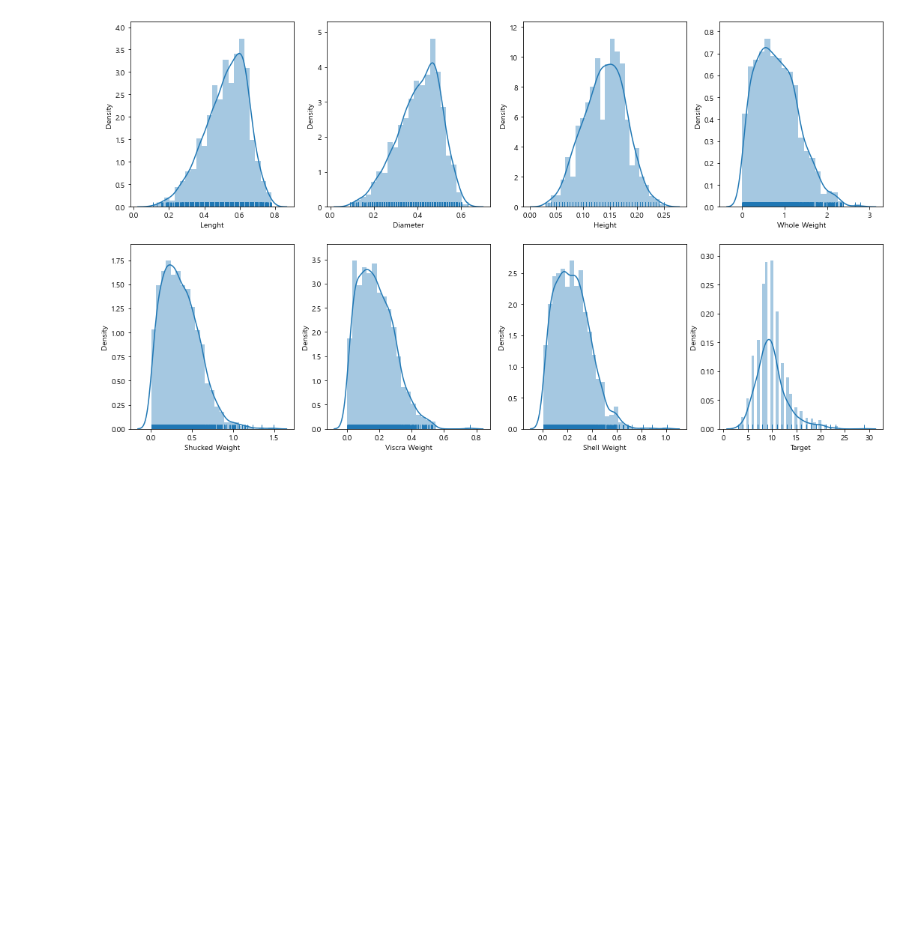
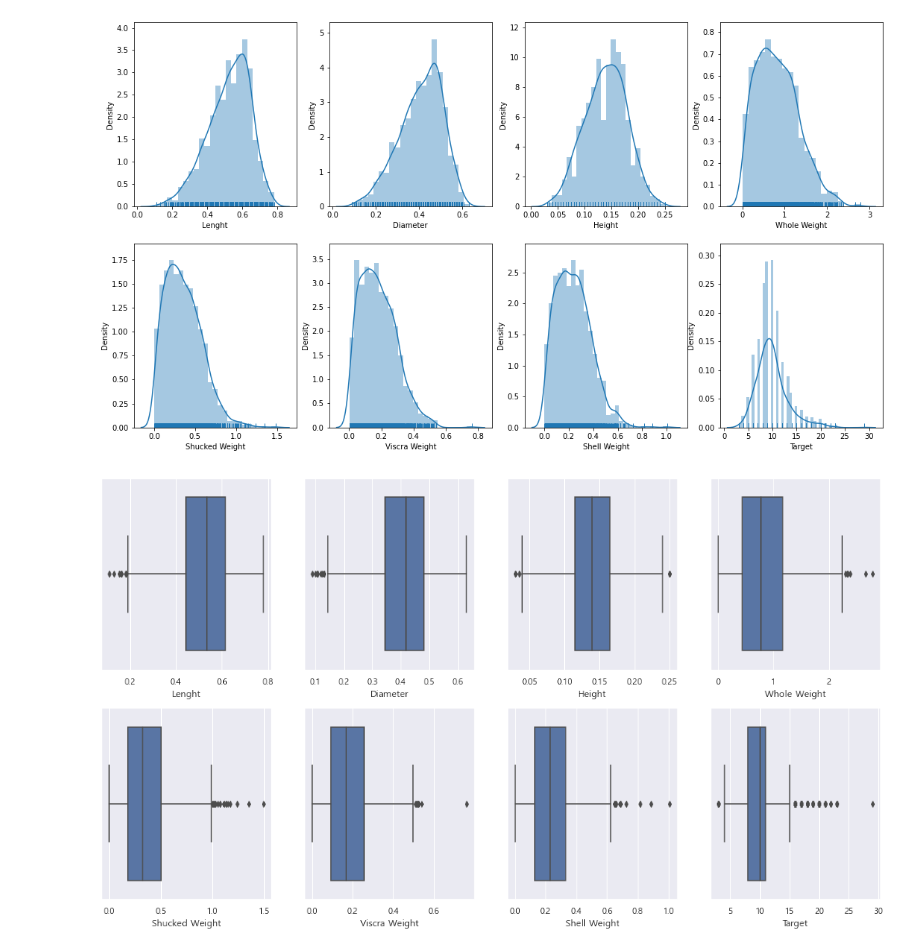
Before and after one commit to Park-Young-Bin/Python_Projects, a Jupyter notebook: 데이콘/[데이콘] 전복 나이 예측 경진대회(copy).ipynb, the cells around one changed output. Drawn from its saved outputs; the diff is of its cells as text; code cells hidden in the pictures; blank space fills up the shorter version.

```diff
--- a/데이콘/[데이콘] 전복 나이 예측 경진대회(copy).ipynb
+++ b/데이콘/[데이콘] 전복 나이 예측 경진대회(copy).ipynb
@@ -130,3 +130,17 @@ for col in list(train.columns[1:]):
 plt.show()
 # %% [output]
 [figure]
+# %%
+#컬럼별 Data 분포 Boxplot
+fig, ax = plt.subplots(2, 4, figsize = (18, 10))
+
+num = 0
+ax = ax.flatten()
+
+for col in list(train.columns[1:]):
+    sns.boxplot(train[col], ax=ax[num])
+    num += 1
+
+plt.show()
+# %% [output]
+[figure, added]
```
Also changed, not shown: parts of 9 cells of this notebook.
